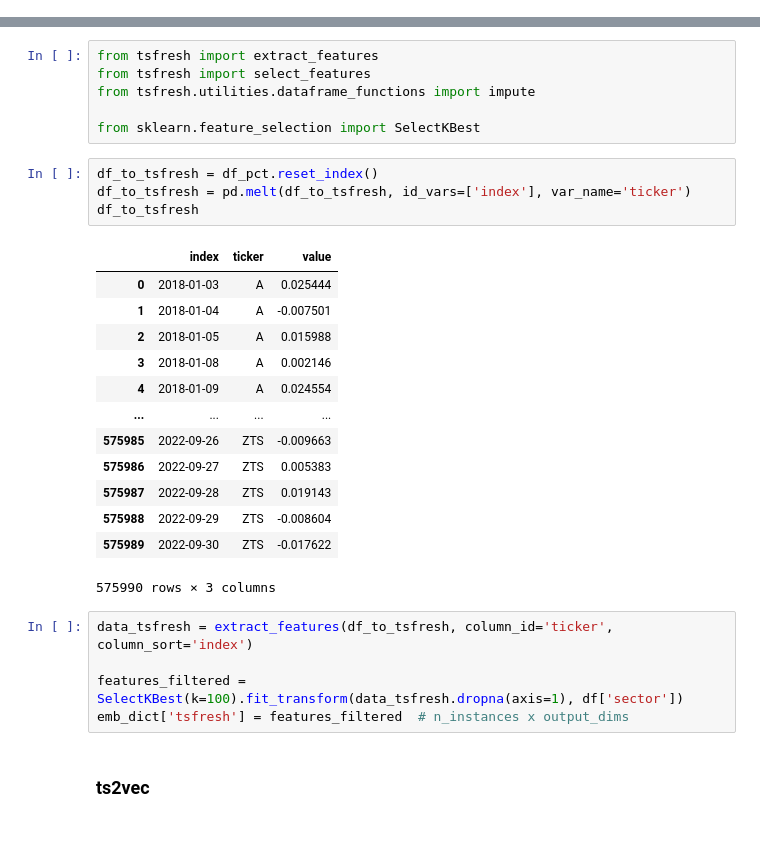
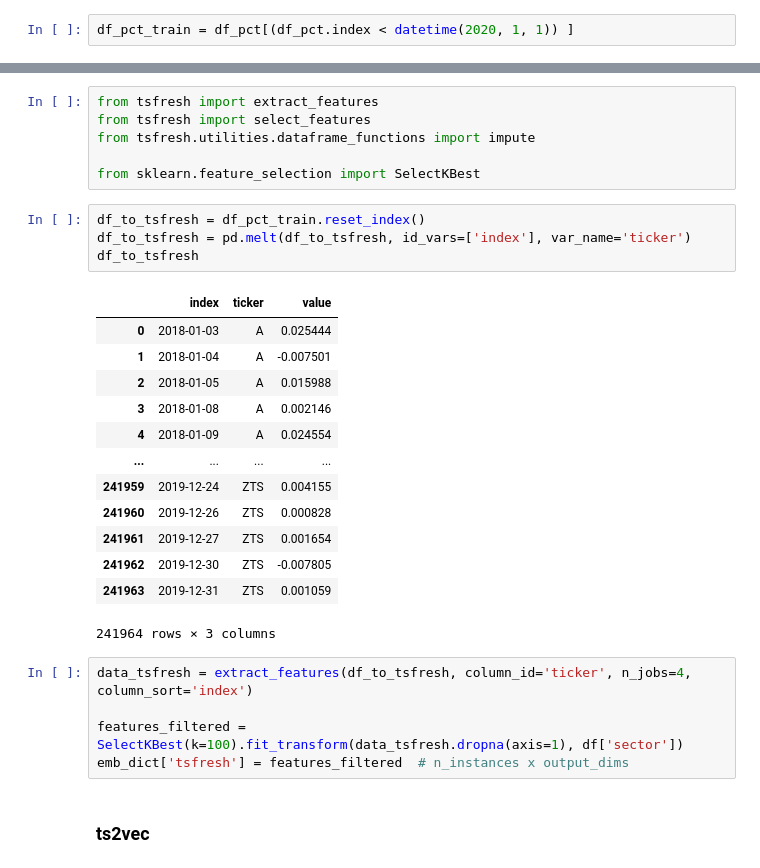
Before and after one commit to petrsokerin/Stock_clustering_3, a Jupyter notebook: Minimum pipeline.ipynb, the cells around one changed output, grey strips where cells are left out. Saved outputs shown, nothing was run; the diff lists cells and outputs as text; blank space fills up the shorter version.

```diff
--- a/Minimum pipeline.ipynb
+++ b/Minimum pipeline.ipynb
@@ -87,6 +135,8 @@ df_pct.head()
 | 2018-01-08 | 0.002146 | -0.009877 | -0.007042 | -0.003714 | -0.016022 | 0.016576 | 0.027086 | -0.002882 | 0.007991 | 0.001745 | ... | ... |
 | 2018-01-09 | 0.024554 | -0.000959 | -0.008080 | -0.000115 | 0.007538 | 0.006398 | 0.009432 | 0.001700 | 0.003335 | -0.002069 | ... | ... |
 5 rows × 482 columns
+# %%
+df_pct_train = df_pct[(df_pct.index < datetime(2020, 1, 1)) ]
 # %%
 df_market = pd.read_csv(config['ticker_data_sp500'], index_col=0)
 df_market.index = pd.to_datetime(df_market.index)
@@ -336,25 +395,25 @@ from tsfresh.utilities.dataframe_functions import impute
 
 from sklearn.feature_selection import SelectKBest
 # %%
-df_to_tsfresh = df_pct.reset_index()
+df_to_tsfresh = df_pct_train.reset_index()
 df_to_tsfresh = pd.melt(df_to_tsfresh, id_vars=['index'], var_name='ticker')
 df_to_tsfresh
 # %% [output]
 |  | index | ticker | value |
 | 0 | 2018-01-03 | A | 0.025444 |
 | 1 | 2018-01-04 | A | -0.007501 |
 | 2 | 2018-01-05 | A | 0.015988 |
 | 3 | 2018-01-08 | A | 0.002146 |
 | 4 | 2018-01-09 | A | 0.024554 |
 | ... | ... | ... | ... |
-| 575985 | 2022-09-26 | ZTS | -0.009663 |
-| 575986 | 2022-09-27 | ZTS | 0.005383 |
-| 575987 | 2022-09-28 | ZTS | 0.019143 |
-| 575988 | 2022-09-29 | ZTS | -0.008604 |
-| 575989 | 2022-09-30 | ZTS | -0.017622 |
+| 241959 | 2019-12-24 | ZTS | 0.004155 |
+| 241960 | 2019-12-26 | ZTS | 0.000828 |
+| 241961 | 2019-12-27 | ZTS | 0.001654 |
+| 241962 | 2019-12-30 | ZTS | -0.007805 |
+| 241963 | 2019-12-31 | ZTS | 0.001059 |
-575990 rows × 3 columns
+241964 rows × 3 columns
 # %%
-data_tsfresh = extract_features(df_to_tsfresh, column_id='ticker', column_sort='index')
+data_tsfresh = extract_features(df_to_tsfresh, column_id='ticker', n_jobs=4, column_sort='index')
 
 features_filtered = SelectKBest(k=100).fit_transform(data_tsfresh.dropna(axis=1), df['sector'])
 emb_dict['tsfresh'] = features_filtered  # n_instances x output_dims
```
Also changed, not shown: parts of 15 cells of this notebook, 34 other files.
